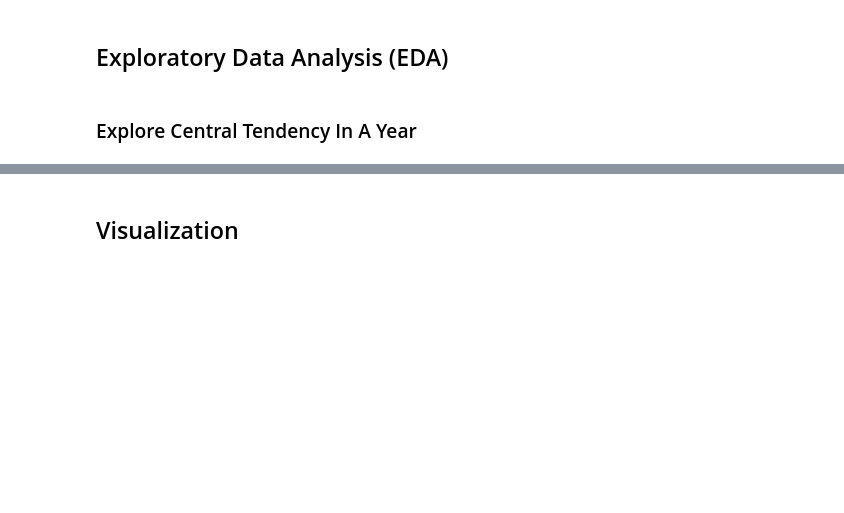
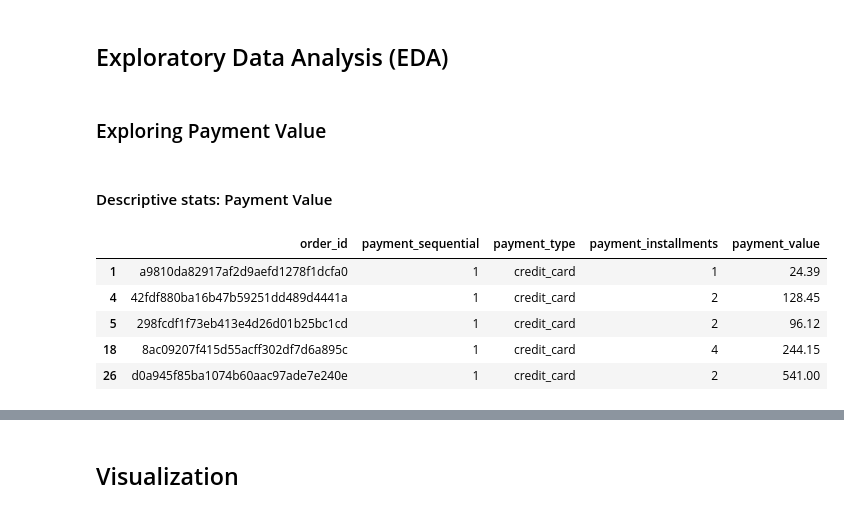
Before and after one commit to albarpambagio/analisis-data-dengan-python-dicoding, a Jupyter notebook: notebook.ipynb, the cells around one changed output, grey strips where cells are left out. Saved outputs shown, nothing was run; the diff lists cells and outputs as text; code cells hidden in the pictures; blank space fills up the shorter version.

```diff
--- a/notebook.ipynb
+++ b/notebook.ipynb
@@ -185,5 +243,16 @@ outliers
 - Selain itu, tidak dilakukan proses penghapusan (dropping) maupun imputasi data, karena hal tersebut tidak dibutuhkan untuk menjawab dua pertanyaan analisis yang telah disebutkan sebelumnya.
 # %% [markdown]
 ## Exploratory Data Analysis (EDA)
-# %% [markdown]
-### Explore Central Tendency In A Year
+# %% [markdown]
+### Exploring Payment Value
+# %% [markdown]
+#### Descriptive stats: Payment Value
+# %%
+sp_payments_2018.head()
+# %% [output]
+|  | order_id | payment_sequential | payment_type | payment_installments | payment_value |
+| 1 | a9810da82917af2d9aefd1278f1dcfa0 | 1 | credit_card | 1 | 24.39 |
+| 4 | 42fdf880ba16b47b59251dd489d4441a | 1 | credit_card | 2 | 128.45 |
+| 5 | 298fcdf1f73eb413e4d26d01b25bc1cd | 1 | credit_card | 2 | 96.12 |
+| 18 | 8ac09207f415d55acff302df7d6a895c | 1 | credit_card | 4 | 244.15 |
+| 26 | d0a945f85ba1074b60aac97ade7e240e | 1 | credit_card | 2 | 541.00 |
```
Also changed, not shown: parts of 33 cells of this notebook, 2 other files.
